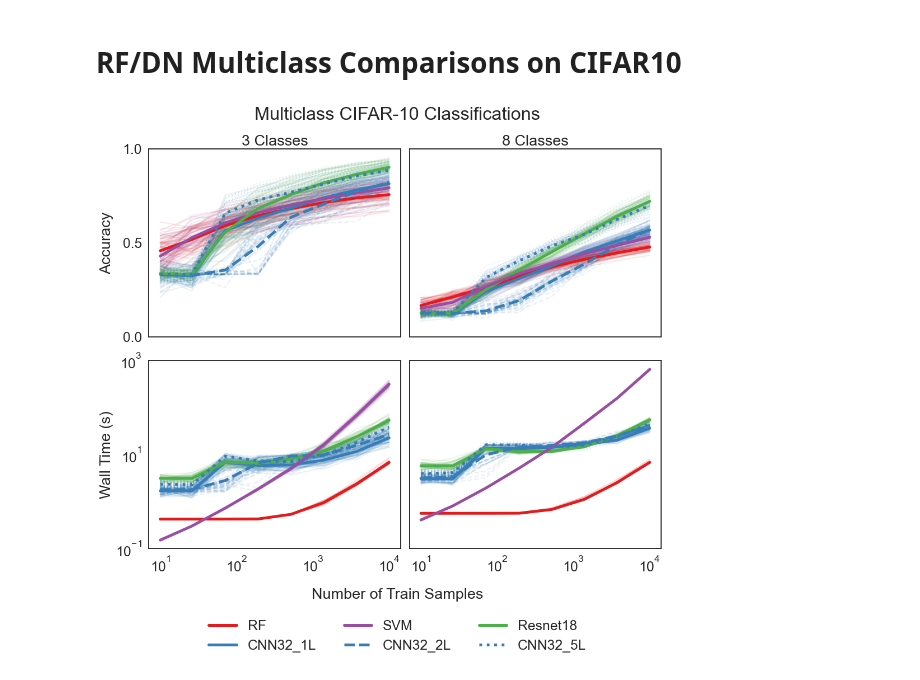
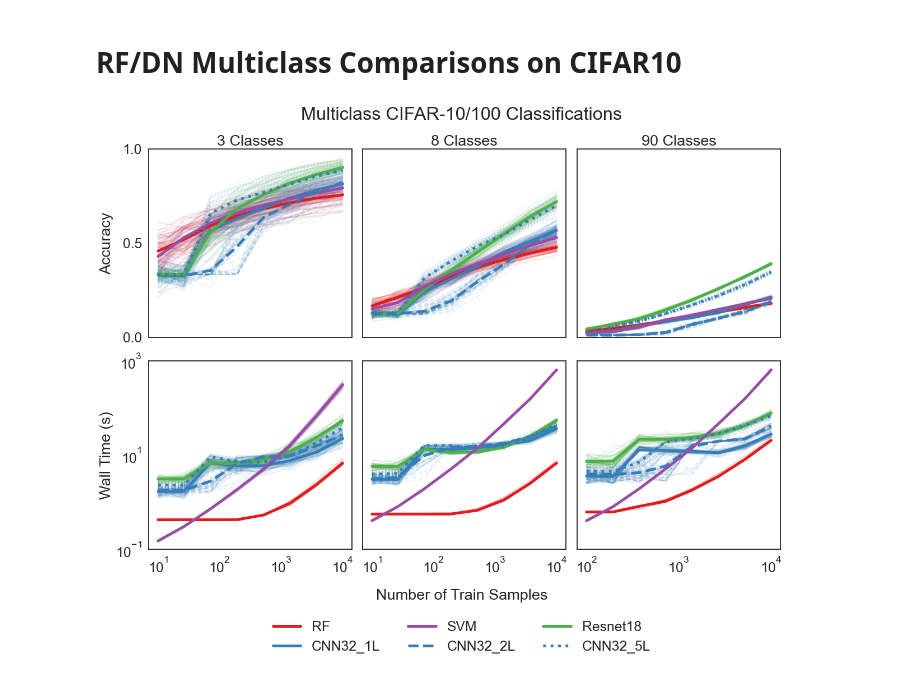
Before and after one commit to neurodata/df-dn-paper, a Jupyter notebook: cifar_10_figure.ipynb, the cells around one changed output. Saved outputs shown, nothing was run; the diff lists cells and outputs as text; code cells hidden in the pictures.

Commit message:
Upload wall time results

```diff
--- a/cifar_10_figure.ipynb
+++ b/cifar_10_figure.ipynb
@@ -76,3 +58,17 @@ accs = [acc_3, acc_8, time_3, time_8]
+# %%
+# Load 3-classes results
+acc_3 = load_accs("3_class/")
+time_3 = load_time("3_class/")
+
+# Load 8-classes results
+acc_8 = load_accs("8_class/")
+time_8 = load_time("8_class/")
+
+# Load 90-classes results
+acc_90 = load_accs("90_class/")
+time_90 = load_time("90_class/")
+
+accs = [acc_3, acc_8, acc_90, time_3, time_8, time_90]
 # %%
 def plot_acc(col, accs, pos):
     # Plot low alpha results
@@ -203,49 +199,60 @@ def plot_acc(col, accs, pos):
             linestyle="dotted",
         )
 # %%
-fig, ax = plt.subplots(nrows=2, ncols=2, figsize=(14, 11), constrained_layout=True)
+fig, ax = plt.subplots(nrows=2, ncols=3, figsize=(17, 11), constrained_layout=True)
 
-plt.suptitle("Multiclass CIFAR-10 Classifications", x=0.53, y=1.03, va="baseline")
+plt.suptitle("Multiclass CIFAR-10/100 Classifications", x=0.53, y=1.03, va="baseline")
 fig.text(0.53, -0.05, "Number of Train Samples", ha="center")
-samples_space = np.geomspace(10, 10000, num=8, dtype=int)
-xtitles = ["3 Classes", "8 Classes"]
+xtitles = ["3 Classes", "8 Classes", "90 Classes"]
 ytitles = ["Accuracy", "Wall Time (s)"]
 ylimits = [[0, 1], [1e-1, 1e3]]
 yticks = [[0, 0.5, 1], [1e-1, 1e1, 1e3]]
 
 for i, row in enumerate(ax):
     for j, col in enumerate(row):
-        count = 2 * i + j
+        count = 3 * i + j
         col.set_xscale("log")
         col.set_ylim(ylimits[i])
 
+        if count == 2 or count == 5:
+            samples_space = np.geomspace(100, 10000, num=8, dtype=int)
+        else:
+            samples_space = np.geomspace(10, 10000, num=8, dtype=int)
+
         # Label x axis and plot figures
-        if count < 2:
+        if count < 3:
             col.set_xticks([])
             col.set_title(xtitles[j])
             plot_acc(col, accs, j)
         else:
-            col.set_xticks([1e1, 1e2, 1e3, 1e4])
+            if count == 5:
+                col.set_xticks([1e2, 1e3, 1e4])
+            else:
+                col.set_xticks([1e1, 1e2, 1e3, 1e4])
             col.set_yscale("log")
-            plot_acc(col, accs, j + 2)
+            plot_acc(col, accs, j + 3)
 
         # Label y axis
-        if count % 2 == 0:
+        if count % 3 == 0:
             col.set_yticks(yticks[i])
             col.set_ylabel(ytitles[i])
         else:
             col.set_yticks([])
 
-fig.align_ylabels(ax[:, ])
+fig.align_ylabels(
+    ax[
+        :,
+    ]
+)
 
 leg = fig.legend(
     bbox_to_anchor=(0.53, -0.2),
     bbox_transform=plt.gcf().transFigure,
     ncol=3,
     loc="lower center",
 )
 leg.get_frame().set_linewidth(0.0)
 for legobj in leg.legendHandles:
     legobj.set_linewidth(5.0)
 # %% [output]
-[figure, old version]
+[figure, new version]
```
Also changed, not shown: parts of 2 cells of this notebook, 7 other files.
